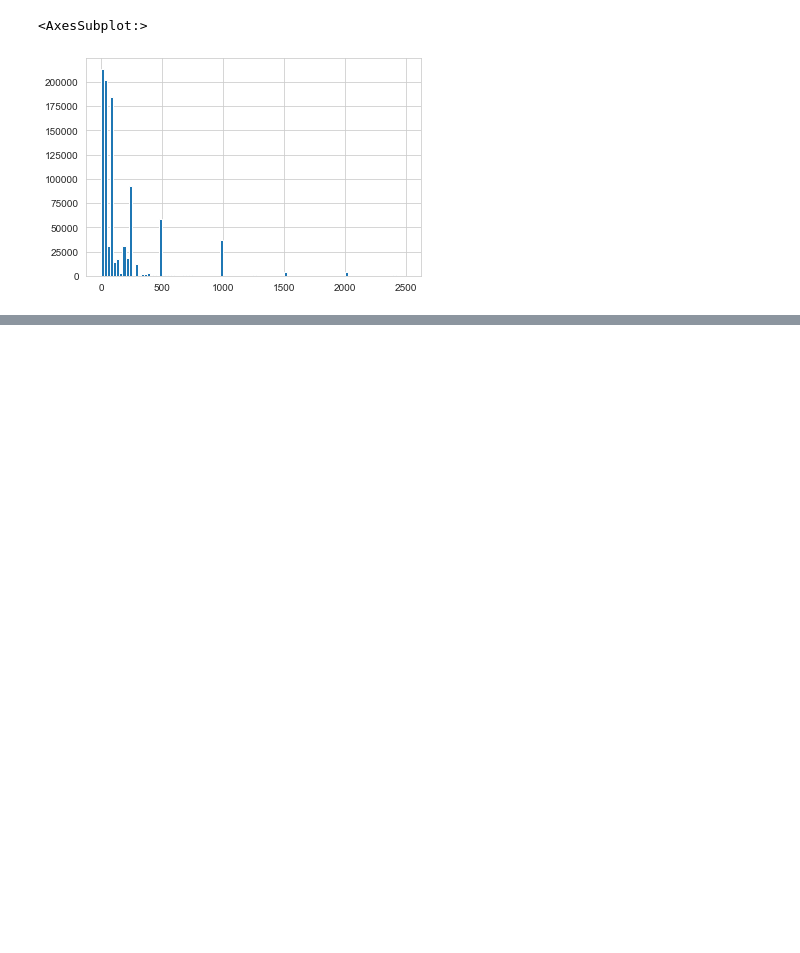
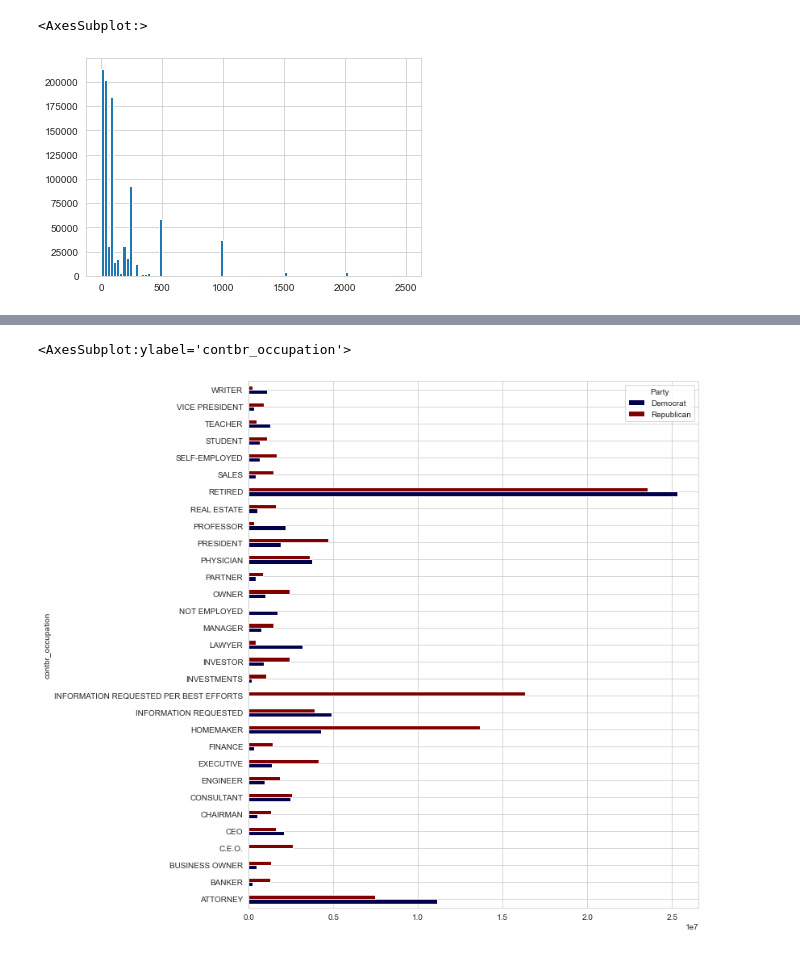
Before and after one commit to jry62/Election_2012_Data_Project, a Jupyter notebook: Election_Analysis.ipynb, the cells around one changed output, grey strips where cells are left out. Cells and saved outputs as stored; diff of their text form; code cells hidden in the pictures; blank space fills up the shorter version.

```diff
--- a/Election_Analysis.ipynb
+++ b/Election_Analysis.ipynb
@@ -349,0 +539,6 @@ com_don.hist(bins=100)
+# %%
+# making the plot easier to read
+occupation_df.plot(kind='barh', figsize=(10,12), cmap='seismic' )
+# %% [output]
+<AxesSubplot:ylabel='contbr_occupation'>
+[figure, added]
```
Also changed, not shown: parts of 16 cells of this notebook.
